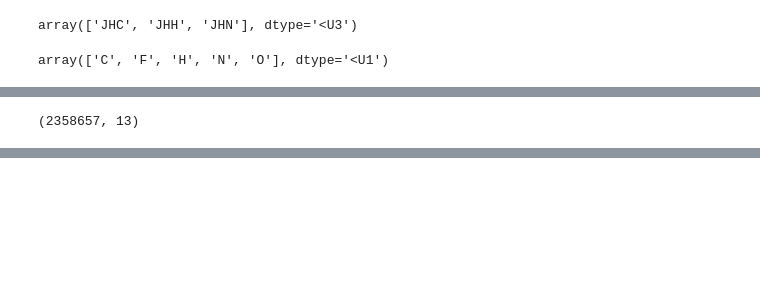
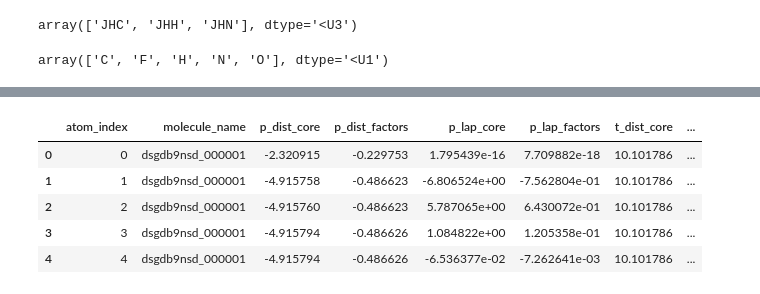
Before and after one commit to arhow/MolecularProperties, a Jupyter notebook: molecularproperties/extract_features/laplaction_matrix.ipynb, the cells around one changed output, grey strips where cells are left out. Drawn from its saved outputs; the diff is of its cells as text; code cells hidden in the pictures; blank space fills up the shorter version.

```diff
--- a/molecularproperties/extract_features/laplaction_matrix.ipynb
+++ b/molecularproperties/extract_features/laplaction_matrix.ipynb
@@ -173,7 +154,3 @@ Wall time: 2.51 ms
-# %%
-structures_idx.shape
-# %% [output]
-(2358657, 13)
 # %%
 def _worker(item, xyz, ssx, structures, structures_idx, bonds, verbose=0):
 
@@ -222,2 +201,11 @@ df_train = generate_datalist(ss_train, xyz, ssx, structures, structures_idx, tra
 # %% [output]
 [interactive output not drawn]
+# %%
+df_train.head()
+# %% [output]
+|  | atom_index | molecule_name | p_dist_core | p_dist_factors | p_lap_core | p_lap_factors | t_dist_core | ... |
+| 0 | 0 | dsgdb9nsd_000001 | -2.320915 | -0.229753 | 1.795439e-16 | 7.709882e-18 | 10.101786 | ... |
+| 1 | 1 | dsgdb9nsd_000001 | -4.915758 | -0.486623 | -6.806524e+00 | -7.562804e-01 | 10.101786 | ... |
+| 2 | 2 | dsgdb9nsd_000001 | -4.915760 | -0.486623 | 5.787065e+00 | 6.430072e-01 | 10.101786 | ... |
+| 3 | 3 | dsgdb9nsd_000001 | -4.915794 | -0.486626 | 1.084822e+00 | 1.205358e-01 | 10.101786 | ... |
+| 4 | 4 | dsgdb9nsd_000001 | -4.915794 | -0.486626 | -6.536377e-02 | -7.262641e-03 | 10.101786 | ... |
```
Also changed, not shown: parts of 25 cells of this notebook, 3 other files.
